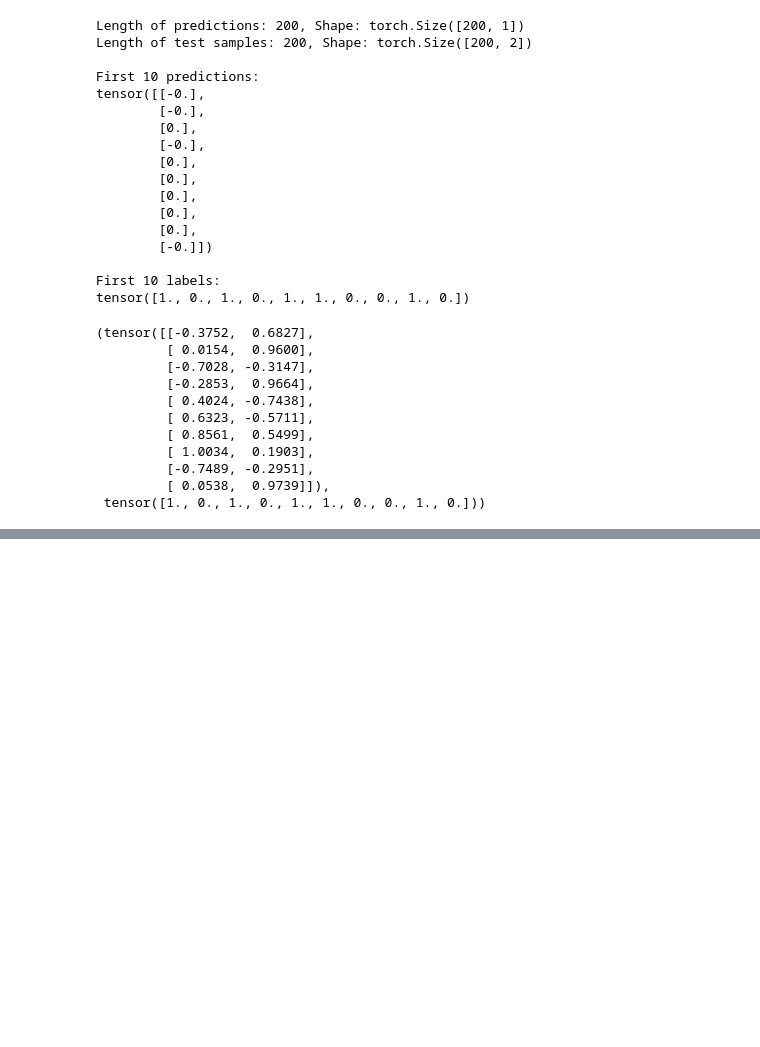
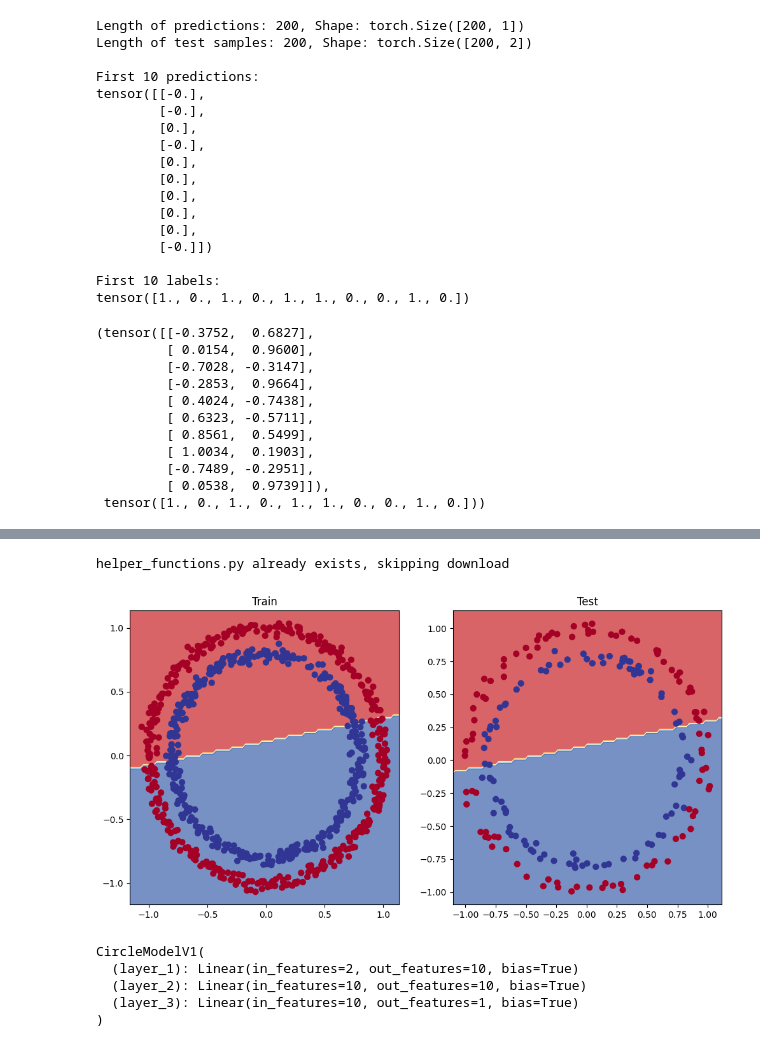
Before and after one commit to viniciuslsoares/Udemy-PyTorch, a Jupyter notebook: PytorchClassification.ipynb, the cells around one changed output, grey strips where cells are left out. Drawn from its saved outputs; the diff is of its cells as text; code cells hidden in the pictures; blank space fills up the shorter version.

Commit message:
Classification Model

```diff
--- a/PytorchClassification.ipynb
+++ b/PytorchClassification.ipynb
@@ -163,6 +163,9 @@ X_test[:10], y_test[:10]
          [ 0.0538,  0.9739]]),
  tensor([1., 0., 1., 0., 1., 1., 0., 0., 1., 0.]))
 # %%
-loss_fn = nn.BCEWithLogitsLoss() # sigmoid activation function
+loss_fn = nn.BCEWithLogitsLoss()
+# cross entroppi with sigmoid activation function
 
-optimzer = torch.optim.SGD(params=model_0.parameters(), lr=0.1)
+optimzer = torch.optim.SGD(params=model_0.parameters(),
+                            lr=0.1)
+model_0.state_dict()
@@ -169,5 +183,10 @@ optimzer = torch.optim.SGD(params=model_0.parameters(), lr=0.1)
 # %%
 def accuracy_fn(y_true, y_pred):
-    correct = torch.eq(y_true, y_pred).sum(),item()
-    acc = (correct/len(Y_pred)) * 100
+    correct = torch.eq(y_true, y_pred).sum().item()
+    acc = (correct/len(y_pred)) * 100
     return acc
+# %%
+model_0.eval()
+with torch.inference_mode():
+    y_logits = model_0(X_test)[:5]
+y_logits
@@ -173,0 +266,48 @@ def accuracy_fn(y_true, y_pred):
+# %%
+import requests
+from pathlib import Path
+
+# Download helper functions from Learn PyTorch repo (if it's not already downloaded)
+if Path("helper_functions.py").is_file():
+    print("helper_functions.py already exists, skipping download")
+else:
+    print("Downloading helper_functions.py")
+    request = requests.get("https://raw.githubusercontent.com/mrdbourke/pytorch-deep-learning/main/helper_functions.py")
+    with open("helper_functions.py", "wb") as f:
+        f.write(request.content)
+
+from helper_functions import plot_predictions, plot_decision_boundary
+# %% [output]
+helper_functions.py already exists, skipping download
+# %%
+plt.figure(figsize=(12, 6))
+plt.subplot(1, 2, 1)
+plt.title("Train")
+plot_decision_boundary(model_0, X_train, y_train)
+plt.subplot(1, 2, 2)
+plt.title("Test")
+plot_decision_boundary(model_0, X_test, y_test)
+# %% [output]
+[figure, added]
+# %%
+class CircleModelV1(nn.Module):
+    def __init__(self):
+        super().__init__()
+        self.layer_1 = nn.Linear(in_features=2, out_features=10)
+        self.layer_2 = nn.Linear(in_features=10, out_features=10)
+        self.layer_3 = nn.Linear(in_features=10, out_features=1)
+
+    def forward(self, x):
+        # z = self.layer_1(x)
+        # z = self.layer_2 (z)
+        # z = self.layer_3(z)
+        return self.layer_3(self.layer_2(self.layer_1(x)))
+
+model_1 = CircleModelV1().to(device)
+model_1
+# %% [output]
+CircleModelV1(
+  (layer_1): Linear(in_features=2, out_features=10, bias=True)
+  (layer_2): Linear(in_features=10, out_features=10, bias=True)
+  (layer_3): Linear(in_features=10, out_features=1, bias=True)
+)
```
Also changed, not shown: parts of 25 cells of this notebook, 2 other files.
